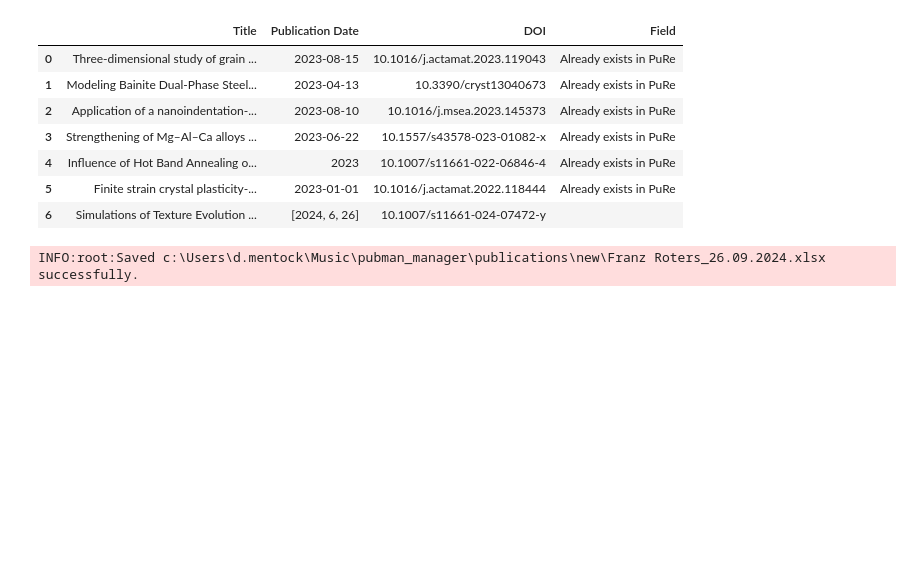
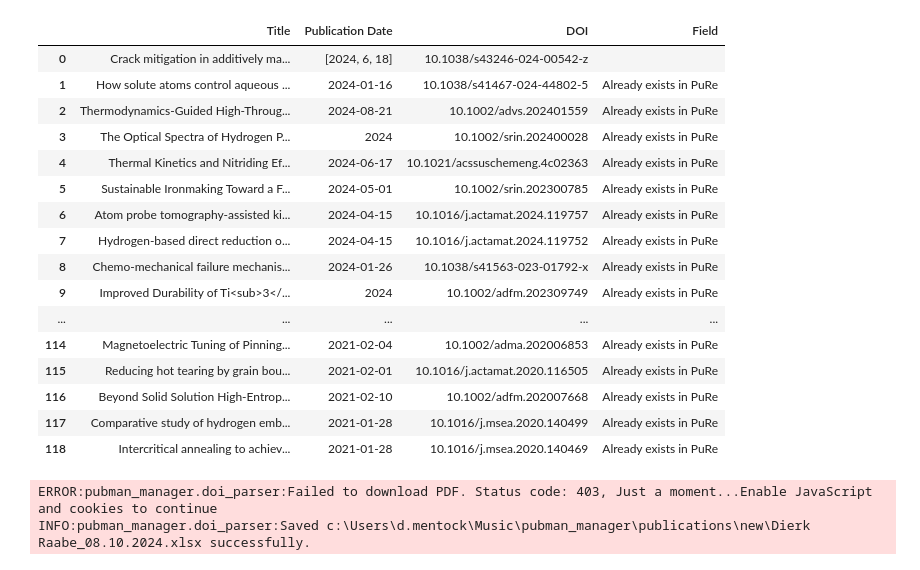
Before and after one commit to dmentock/pubman_manager, a Jupyter notebook: import_author_publications.ipynb, the cells around one changed output. Saved outputs shown, nothing was run; the diff lists cells and outputs as text; code cells hidden in the pictures; blank space fills up the shorter version.

```diff
--- a/import_author_publications.ipynb
+++ b/import_author_publications.ipynb
@@ -6,5 +6,7 @@ import logging
 pubman_api = PubmanBase()
 doi_parser = DOIParser(pubman_api, logging_level = logging.INFO)
 
-author_name = 'Franz Roters'
+author_name = 'Dierk Raabe'
+
+
 pub_path = PUBLICATIONS_DIR / 'new' / f'{author_name}_{datetime.datetime.now().strftime("%d.%m.%Y")}.xlsx'
@@ -11,20 +19,30 @@ pub_path = PUBLICATIONS_DIR / 'new' / f'{author_name}_{datetime.datetime.now().s
 # %%
-df_dois_overview = doi_parser.get_dois_for_author(author_name, pubyear_start = 2023)
+df_dois_overview = doi_parser.get_dois_for_author(author_name, pubyear_start = 2021)
 df_dois_overview
 # %% [output]
 |  | Title | Publication Date | DOI | Field |
-| 0 | Three-dimensional study of grain ... | 2023-08-15 | 10.1016/j.actamat.2023.119043 | Already exists in PuRe |
-| 1 | Modeling Bainite Dual-Phase Steel... | 2023-04-13 | 10.3390/cryst13040673 | Already exists in PuRe |
-| 2 | Application of a nanoindentation-... | 2023-08-10 | 10.1016/j.msea.2023.145373 | Already exists in PuRe |
-| 3 | Strengthening of Mg–Al–Ca alloys ... | 2023-06-22 | 10.1557/s43578-023-01082-x | Already exists in PuRe |
-| 4 | Influence of Hot Band Annealing o... | 2023 | 10.1007/s11661-022-06846-4 | Already exists in PuRe |
-| 5 | Finite strain crystal plasticity-... | 2023-01-01 | 10.1016/j.actamat.2022.118444 | Already exists in PuRe |
-| 6 | Simulations of Texture Evolution ... | [2024, 6, 26] | 10.1007/s11661-024-07472-y |  |
+| 0 | Crack mitigation in additively ma... | [2024, 6, 18] | 10.1038/s43246-024-00542-z |  |
+| 1 | How solute atoms control aqueous ... | 2024-01-16 | 10.1038/s41467-024-44802-5 | Already exists in PuRe |
+| 2 | Thermodynamics-Guided High-Throug... | 2024-08-21 | 10.1002/advs.202401559 | Already exists in PuRe |
+| 3 | The Optical Spectra of Hydrogen P... | 2024 | 10.1002/srin.202400028 | Already exists in PuRe |
+| 4 | Thermal Kinetics and Nitriding Ef... | 2024-06-17 | 10.1021/acssuschemeng.4c02363 | Already exists in PuRe |
+| 5 | Sustainable Ironmaking Toward a F... | 2024-05-01 | 10.1002/srin.202300785 | Already exists in PuRe |
+| 6 | Atom probe tomography-assisted ki... | 2024-04-15 | 10.1016/j.actamat.2024.119757 | Already exists in PuRe |
+| 7 | Hydrogen-based direct reduction o... | 2024-04-15 | 10.1016/j.actamat.2024.119752 | Already exists in PuRe |
+| 8 | Chemo-mechanical failure mechanis... | 2024-01-26 | 10.1038/s41563-023-01792-x | Already exists in PuRe |
+| 9 | Improved Durability of Ti<sub>3</... | 2024 | 10.1002/adfm.202309749 | Already exists in PuRe |
+| ... | ... | ... | ... | ... |
+| 114 | Magnetoelectric Tuning of Pinning... | 2021-02-04 | 10.1002/adma.202006853 | Already exists in PuRe |
+| 115 | Reducing hot tearing by grain bou... | 2021-02-01 | 10.1016/j.actamat.2020.116505 | Already exists in PuRe |
+| 116 | Beyond Solid Solution High‐Entrop... | 2021-02-10 | 10.1002/adfm.202007668 | Already exists in PuRe |
+| 117 | Comparative study of hydrogen emb... | 2021-01-28 | 10.1016/j.msea.2020.140499 | Already exists in PuRe |
+| 118 | Intercritical annealing to achiev... | 2021-01-28 | 10.1016/j.msea.2020.140469 | Already exists in PuRe |
 # %%
 dois_data = doi_parser.collect_data_for_dois(df_dois_overview)
 doi_parser.write_dois_data(pub_path, dois_data)
 # %% [output]
-INFO:root:Saved c:\Users\d.mentock\Music\pubman_manager\publications\new\Franz Roters_26.09.2024.xlsx successfully.
+ERROR:pubman_manager.doi_parser:Failed to download PDF. Status code: 403, Just a moment...Enable JavaScript and cookies to continue
+INFO:pubman_manager.doi_parser:Saved c:\Users\d.mentock\Music\pubman_manager\publications\new\Dierk Raabe_08.10.2024.xlsx successfully.
 # %%
 from pubman_manager import PubmanCreator
 api = PubmanCreator()
```
Also changed, not shown: parts of 2 cells of this notebook, 17 other files.
